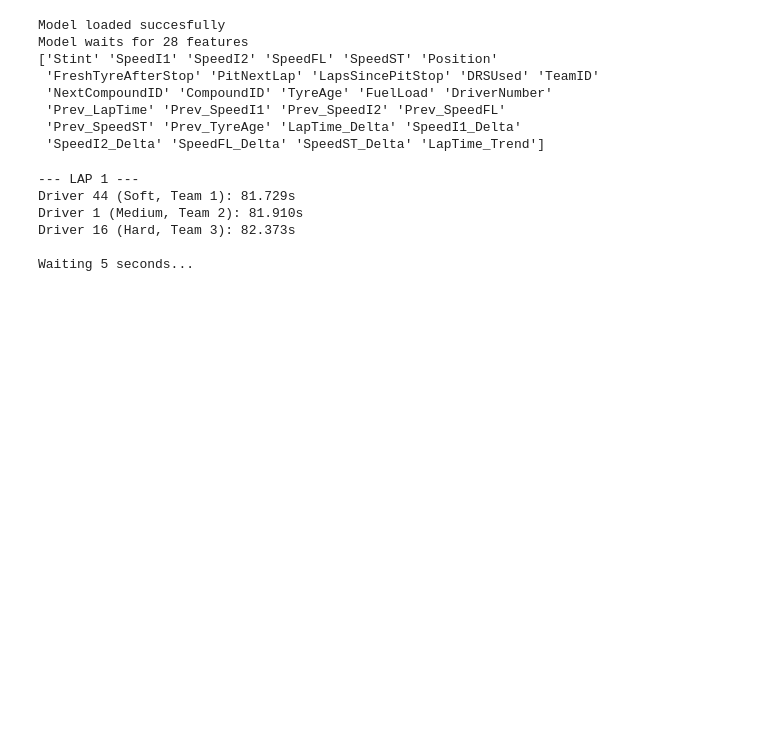
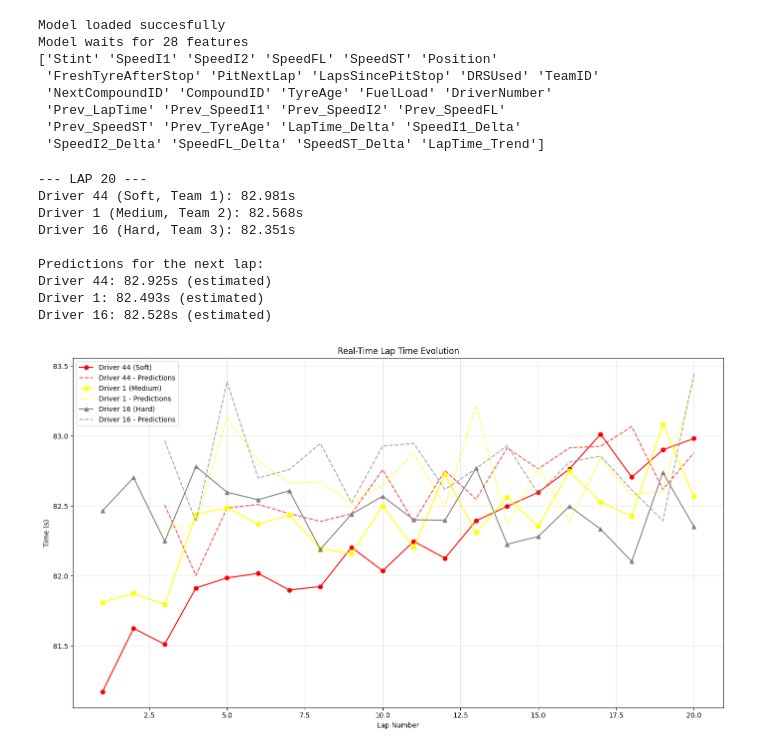
Before and after one commit to VforVitorio/F1_Strat_Manager, a Jupyter notebook: scripts/lap_prediction.ipynb, the cells around one changed output. Drawn from its saved outputs; the diff is of its cells as text; code cells hidden in the pictures; blank space fills up the shorter version.

```diff
--- a/scripts/lap_prediction.ipynb
+++ b/scripts/lap_prediction.ipynb
@@ -2960,7 +2960,7 @@ def live_race_simulation(n_laps=10, update_interval=5):
             styles = {
                 'Soft': {'color': 'red', 'marker': 'o'},
                 'Medium': {'color': 'yellow', 'marker': 's'},
-                'Hard': {'color': 'white', 'marker': '^'}
+                'Hard': {'color': 'gray', 'marker': '^'}
             }
 
             for driver in drivers:
@@ -2994,11 +2994,15 @@ def live_race_simulation(n_laps=10, update_interval=5):
             ipd.clear_output(wait=True)  # Cambiado a ipd.clear_output
 # %%
 #Sim every 5 seconds
-live_race_simulation(n_laps=10, update_interval=5)
+live_race_simulation(n_laps=20, update_interval=2.5)
 # %% [output]
---- LAP 1 ---
-Driver 44 (Soft, Team 1): 81.729s
-Driver 1 (Medium, Team 2): 81.910s
-Driver 16 (Hard, Team 3): 82.373s
+--- LAP 20 ---
+Driver 44 (Soft, Team 1): 82.981s
+Driver 1 (Medium, Team 2): 82.568s
+Driver 16 (Hard, Team 3): 82.351s
 
-Waiting 5 seconds...
+Predictions for the next lap:
+Driver 44: 82.925s (estimated)
+Driver 1: 82.493s (estimated)
+Driver 16: 82.528s (estimated)
+[figure, added]
```
Also changed, not shown: 4 other files.
